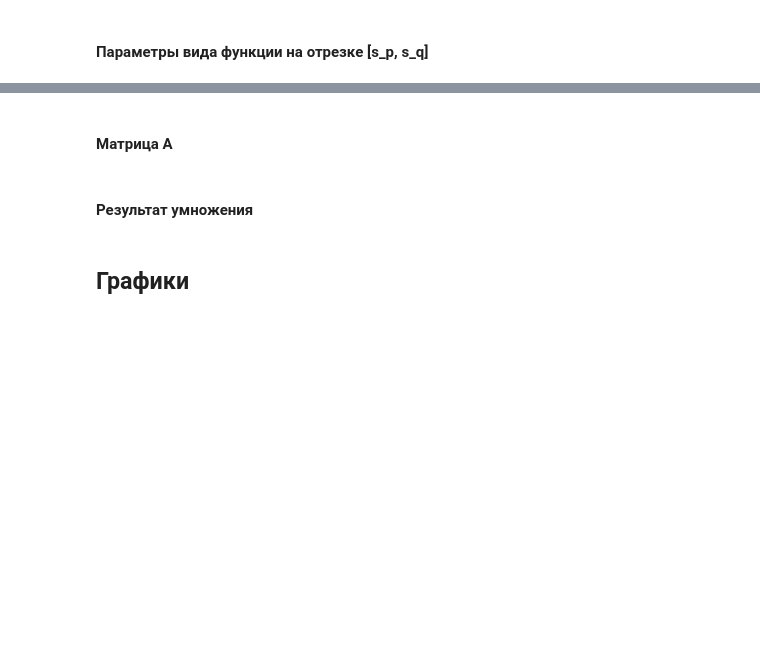
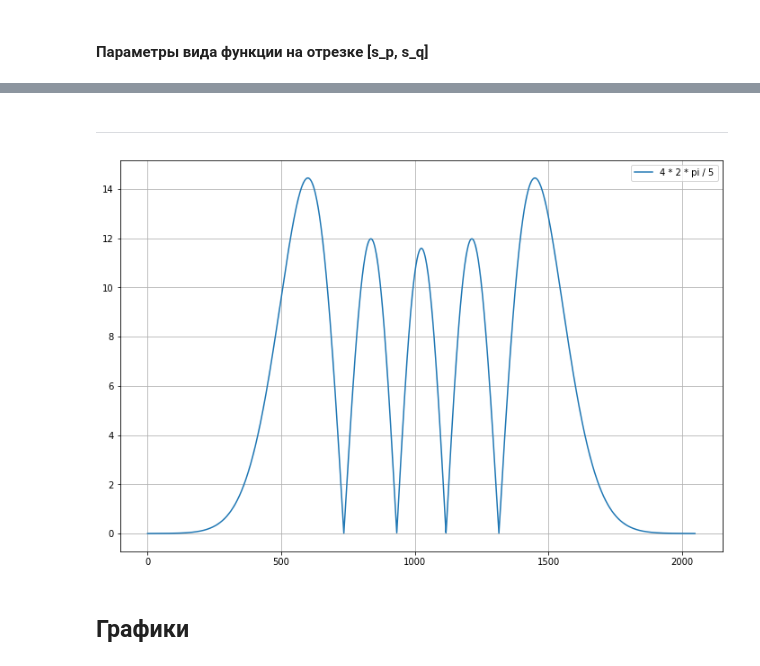
Before and after one commit to zsxoff/course-computer-optics, a Jupyter notebook: laboratory-3.ipynb, the cells around one changed output, grey strips where cells are left out. Cells and saved outputs as stored; diff of their text form; code cells hidden in the pictures; blank space fills up the shorter version.

```diff
--- a/laboratory-3.ipynb
+++ b/laboratory-3.ipynb
@@ -50,2 +68,2 @@ matrix_f = mode_hermite_gaussian(x, radius=d * 0.68, n=4)
 # %% [markdown]
-#### Матрица A
+---
@@ -58,2 +69,0 @@ matrix_A = kernel(u=u_l, x=x_k, a=a, k=k, alpha=alpha)
-# %% [markdown]
-#### Результат умножения
@@ -63,3 +70,31 @@ matrix_F = np.sqrt(k / (2 * np.pi * 1j * a * np.sin(alpha))) * matrix_F
+# %%
+fig=plt.figure(figsize=(12, 8))
+cols = 5
+rows = 1
+
+alpha = 4 * 2 * np.pi / 5
+
+# Входной сигнал в матричном виде.
+x = np.arange(s_a, s_b, step=(s_b - s_a) / n)
+matrix_f = mode_hermite_gaussian(x, radius=d * 0.08, n=4)
+
+# Матрица A.
+u_l, x_k = np.mgrid[
+    s_p : s_q : (s_q - s_p) / m, s_a : s_b : (s_b - s_a) / n
+]
+
+matrix_A = kernel(u=u_l, x=x_k, a=a, k=k, alpha=alpha)
+
+# Результат умножения.
+matrix_F = matrix_A.dot(matrix_f) * (s_b - s_a) / n
+matrix_F = np.sqrt(k / (2 * np.pi * 1j * a * np.sin(alpha))) * matrix_F
+
+plt.plot(np.absolute(matrix_F), label="4 * 2 * pi / 5")
+plt.legend()
+plt.grid()
+plt.show()
+# %% [output]
+[figure, added]
 # %% [markdown]
 ## Графики
 # %%
```
Also changed, not shown: parts of 15 cells of this notebook.
